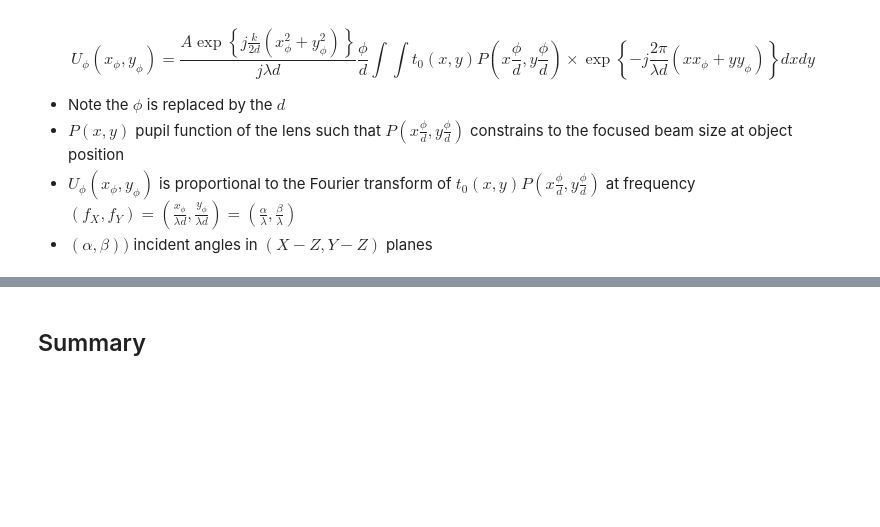
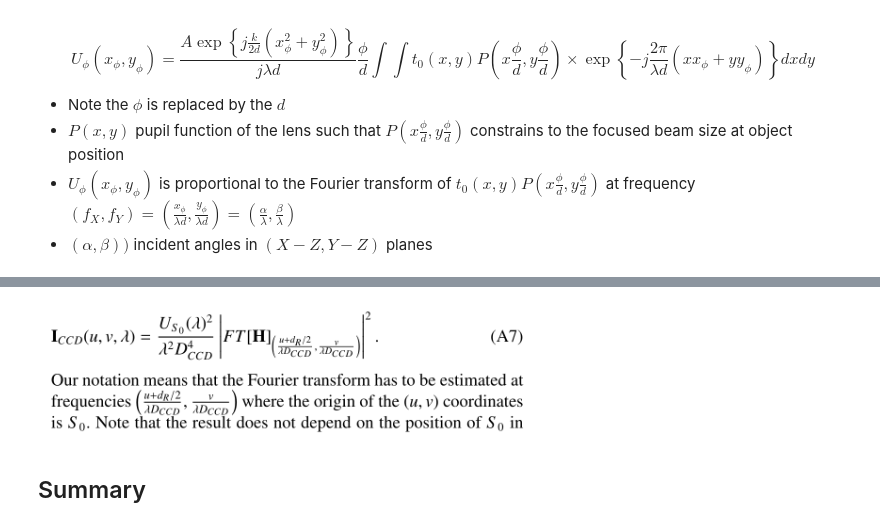
Before and after one commit to sylvielsstfr/AuxtelPSFpoppy, a Jupyter notebook: docs/notebooks/introdiffraction/01_SlidePoppyDiffraction.ipynb, the cells around one changed output, grey strips where cells are left out. Cells and saved outputs as stored; diff of their text form; code cells hidden in the pictures; blank space fills up the shorter version.

```diff
--- a/docs/notebooks/introdiffraction/01_SlidePoppyDiffraction.ipynb
+++ b/docs/notebooks/introdiffraction/01_SlidePoppyDiffraction.ipynb
@@ -88,3 +93,7 @@ $$
+# %%
+Image(filename = "Figs/fig_holo_idiffformula.png",width=500,height=100)
+# %% [output]
+[figure, added]
 # %% [markdown]
 ## Summary
 # %% [markdown]
```
Also changed, not shown: parts of 5 cells of this notebook, 3 other files.
